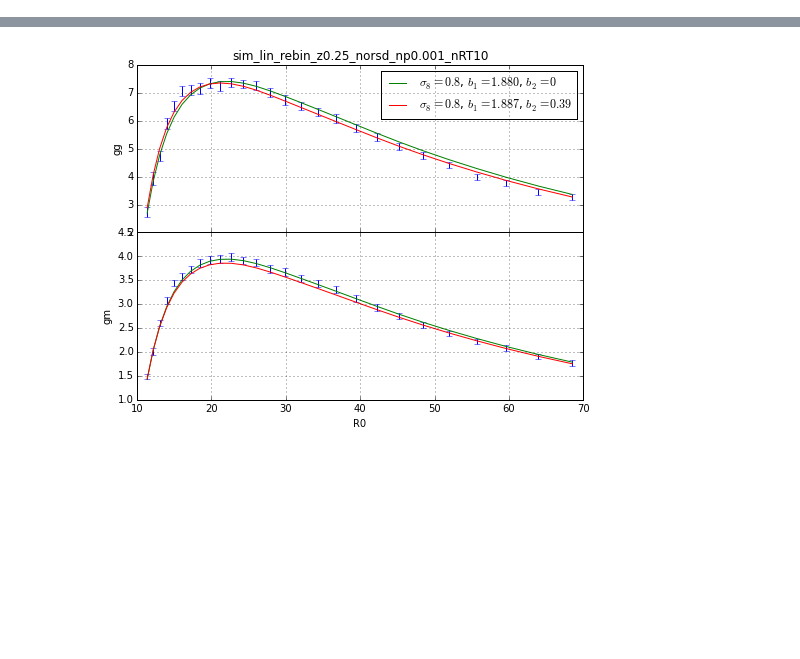
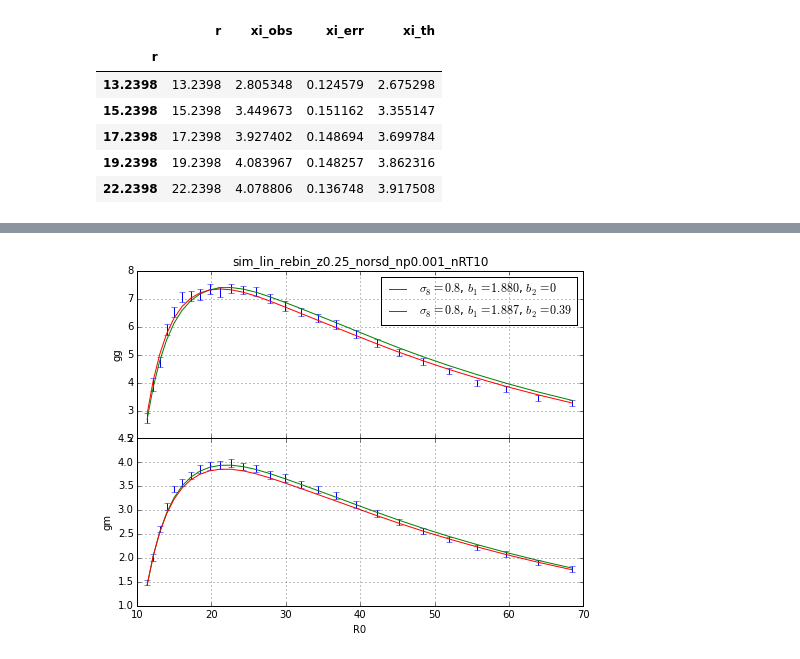
Before and after one commit to ja-vazquez/Upsilon, a Jupyter notebook: Results/plots.ipynb, the cells around one changed output, grey strips where cells are left out. Drawn from its saved outputs; the diff is of its cells as text; code cells hidden in the pictures; blank space fills up the shorter version.

```diff
--- a/Results/plots.ipynb
+++ b/Results/plots.ipynb
@@ -6,0 +57,14 @@ import matplotlib.pyplot as plt
+# %%
+# set the new index to 'r'
+
+Xi_fft_gg.index = Xi_fft_gg['r']
+Xi_fft_gm.index = Xi_fft_gm['r']
+Xi_fft_gm.head()
+# %% [output]
+|  | r | xi_obs | xi_err | xi_th |
+| r |  |  |  |  |
+| 13.2398 | 13.2398 | 2.805348 | 0.124579 | 2.675298 |
+| 15.2398 | 15.2398 | 3.449673 | 0.151162 | 3.355147 |
+| 17.2398 | 17.2398 | 3.927402 | 0.148694 | 3.699784 |
+| 19.2398 | 19.2398 | 4.083967 | 0.148257 | 3.862316 |
+| 22.2398 | 22.2398 | 4.078806 | 0.136748 | 3.917508 |
```
Also changed, not shown: parts of 15 cells of this notebook, 10 other files.
